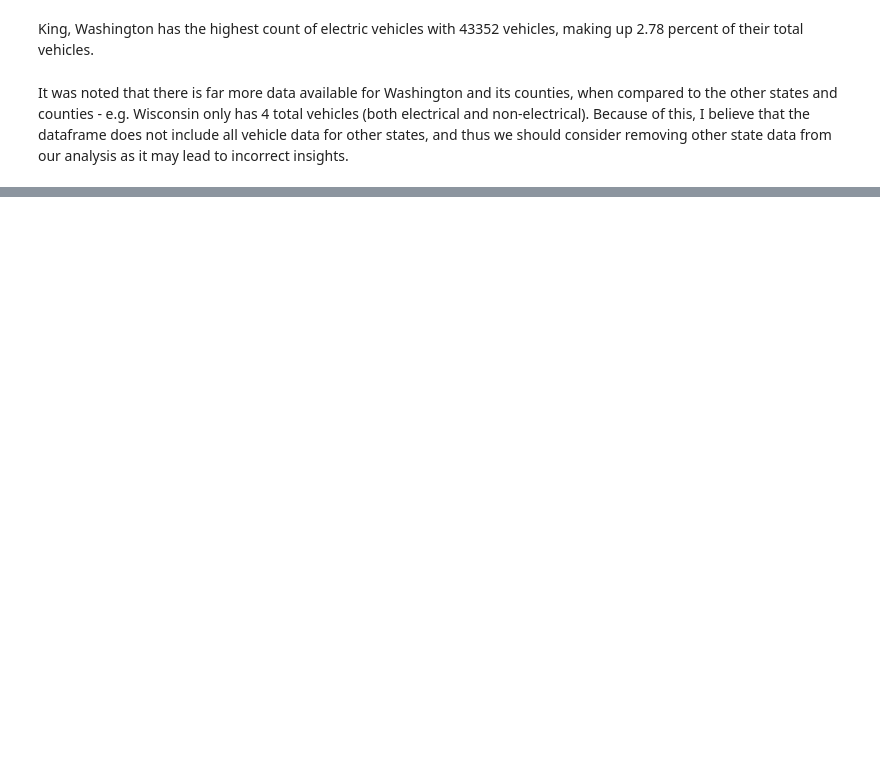
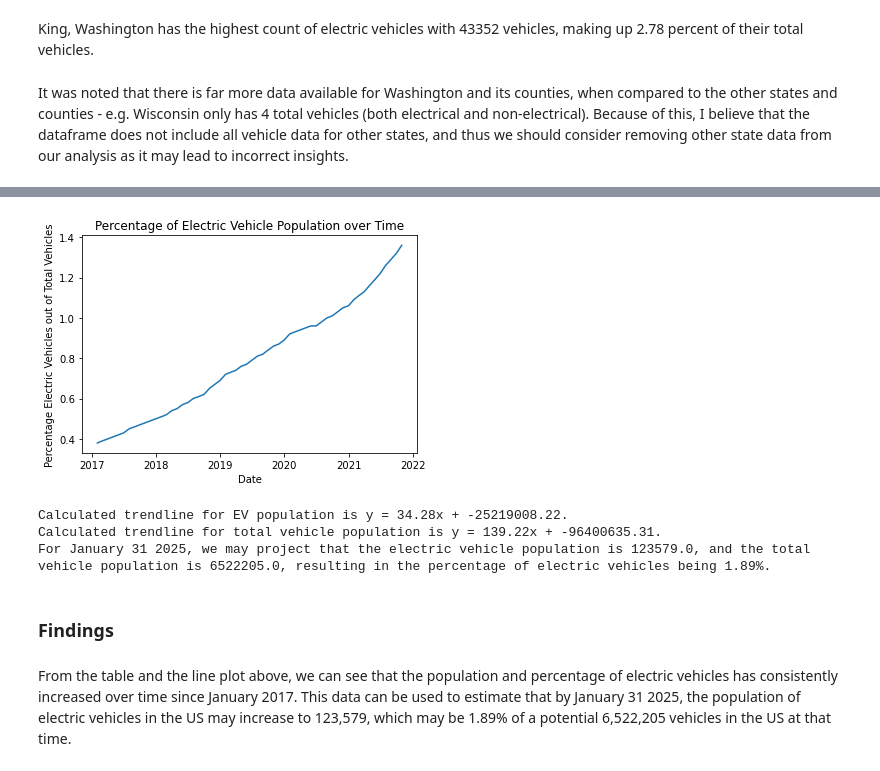
Before and after one commit to hayyyleywin/project-1, a Jupyter notebook: Megan/Size History by County - Analysis.ipynb, the cells around one changed output, grey strips where cells are left out. Saved outputs shown, nothing was run; the diff lists cells and outputs as text; code cells hidden in the pictures; blank space fills up the shorter version.

```diff
--- a/Megan/Size History by County - Analysis.ipynb
+++ b/Megan/Size History by County - Analysis.ipynb
@@ -122,0 +291,11 @@ It was noted that there is far more data available for Washington and its counti
+# %%
+# Plot line graph of electric vehicle percent of total vehicles over time
+size_history_EV_percent_int = pd.to_numeric(size_history_EV_percent, downcast='integer')
+plt.plot(size_history_dates,size_history_EV_percent_int)
+plt.title("Percentage of Electric Vehicle Population over Time")
+plt.xlabel('Date')
+plt.ylabel('Percentage Electric Vehicles out of Total Vehicles')
+plt.savefig("../figures/PercentageEVs.png")
+plt.show()
+# %% [output]
+[figure, added]
@@ -122,0 +306,25 @@ It was noted that there is far more data available for Washington and its counti
+# %%
+# Calculate the correlation coefficient and linear regression model for EV population and total vehicle population
+(slope1, intercept1, rvalue1, pvalue1, stderr1) = st.linregress(size_history_dates,size_history_EV_population)
+(slope2, intercept2, rvalue2, pvalue2, stderr2) = st.linregress(size_history_dates,size_history_total_population)
+line_eq1 = "y = " + str(round(slope1,2)) + "x + " + str(round(intercept1,2))
+line_eq2 = "y = " + str(round(slope2,2)) + "x + " + str(round(intercept2,2))
+
+print(f"Calculated trendline for EV population is {line_eq1}.")
+print(f"Calculated trendline for total vehicle population is {line_eq2}.")
+
+projected_date = dt.date(2025, 1, 31)
+projected_date_ordinal = projected_date.toordinal()
+projected_EV_population = round(((34.28*projected_date_ordinal) - 25219008.22), 0)
+projected_total_vehicle_population = round(((139.22*projected_date_ordinal) - 96400635.31), 0)
+projected_EV_percent = round(((projected_EV_population / projected_total_vehicle_population)*100), 2)
+
+print(f"For January 31 2025, we may project that the electric vehicle population is {projected_EV_population}, and the total vehicle population is {projected_total_vehicle_population}, resulting in the percentage of electric vehicles being {projected_EV_percent}%.")
+# %% [output]
+Calculated trendline for EV population is y = 34.28x + -25219008.22.
+Calculated trendline for total vehicle population is y = 139.22x + -96400635.31.
+For January 31 2025, we may project that the electric vehicle population is 123579.0, and the total vehicle population is 6522205.0, resulting in the percentage of electric vehicles being 1.89%.
+# %% [markdown]
+### Findings
+# %% [markdown]
+From the table and the line plot above, we can see that the population and percentage of electric vehicles has consistently increased over time since January 2017. This data can be used to estimate that by January 31 2025, the population of electric vehicles in the US may increase to 123,579, which may be 1.89% of a potential 6,522,205 vehicles in the US at that time.
```
Also changed, not shown: parts of 20 cells of this notebook, 14 other files.
